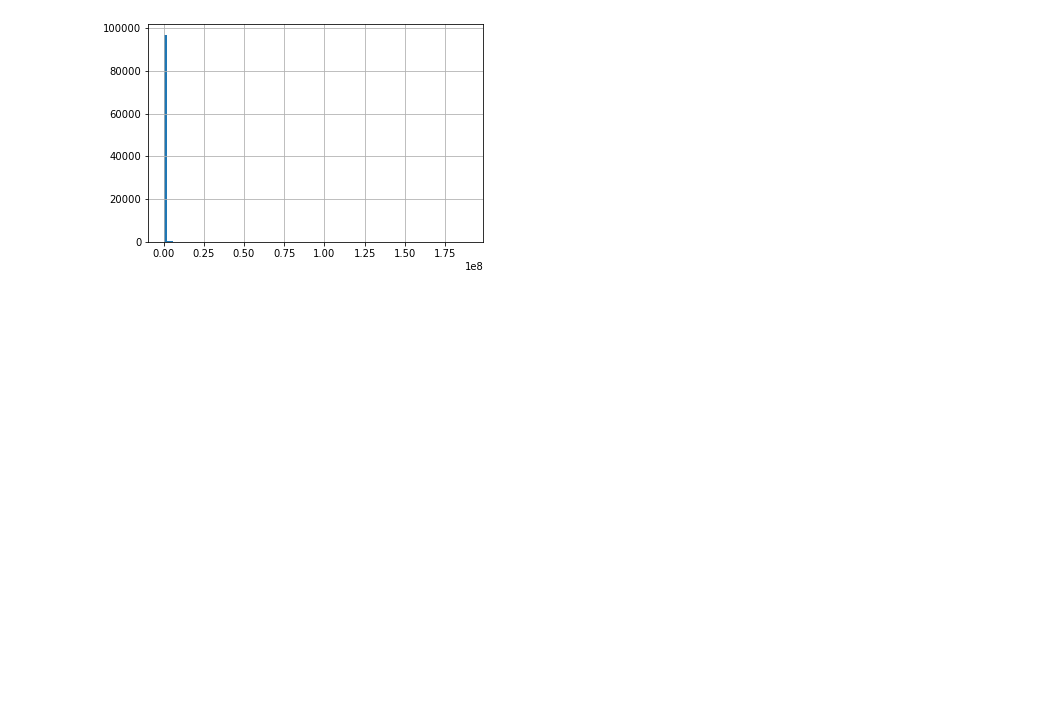
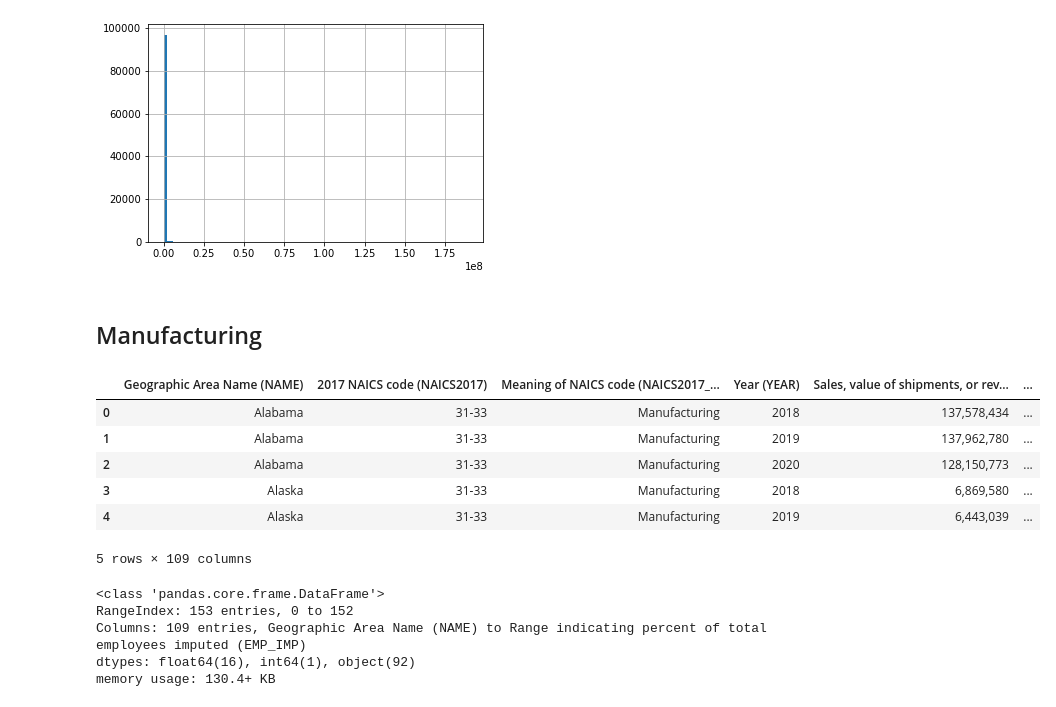
Before and after one commit to jhancuch/sba-loan-credit-analysis, a Jupyter notebook: eda/eda_census_data.ipynb, the cells around one changed output. Saved outputs shown, nothing was run; the diff lists cells and outputs as text; code cells hidden in the pictures; blank space fills up the shorter version.

```diff
--- a/eda/eda_census_data.ipynb
+++ b/eda/eda_census_data.ipynb
@@ -448,0 +447,2 @@ nonemployer2['revenue_total'].hist(bins=100)
+# %% [markdown]
+## Manufacturing
@@ -448,0 +453,18 @@ nonemployer2['revenue_total'].hist(bins=100)
+# %%
+manufacturing.head()
+# %% [output]
+|  | Geographic Area Name (NAME) | 2017 NAICS code (NAICS2017) | Meaning of NAICS code (NAICS2017_... | Year (YEAR) | Sales, value of shipments, or rev... | ... |
+| 0 | Alabama | 31-33 | Manufacturing | 2018 | 137,578,434 | ... |
+| 1 | Alabama | 31-33 | Manufacturing | 2019 | 137,962,780 | ... |
+| 2 | Alabama | 31-33 | Manufacturing | 2020 | 128,150,773 | ... |
+| 3 | Alaska | 31-33 | Manufacturing | 2018 | 6,869,580 | ... |
+| 4 | Alaska | 31-33 | Manufacturing | 2019 | 6,443,039 | ... |
+5 rows × 109 columns
+# %%
+manufacturing.info()
+# %% [output]
+<class 'pandas.core.frame.DataFrame'>
+RangeIndex: 153 entries, 0 to 152
+Columns: 109 entries, Geographic Area Name (NAME) to Range indicating percent of total employees imputed (EMP_IMP)
+dtypes: float64(16), int64(1), object(92)
+memory usage: 130.4+ KB
```
Also changed, not shown: parts of 11 cells of this notebook.
